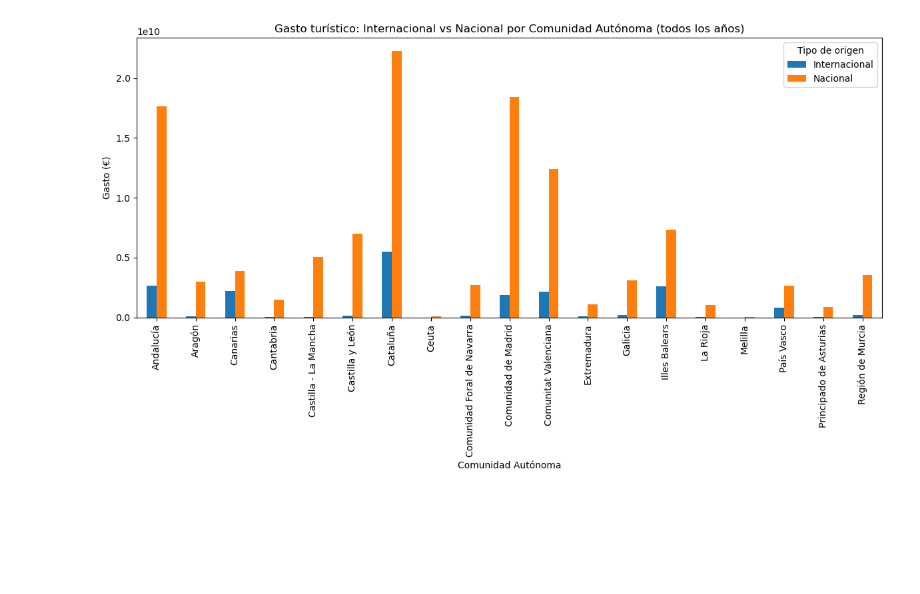
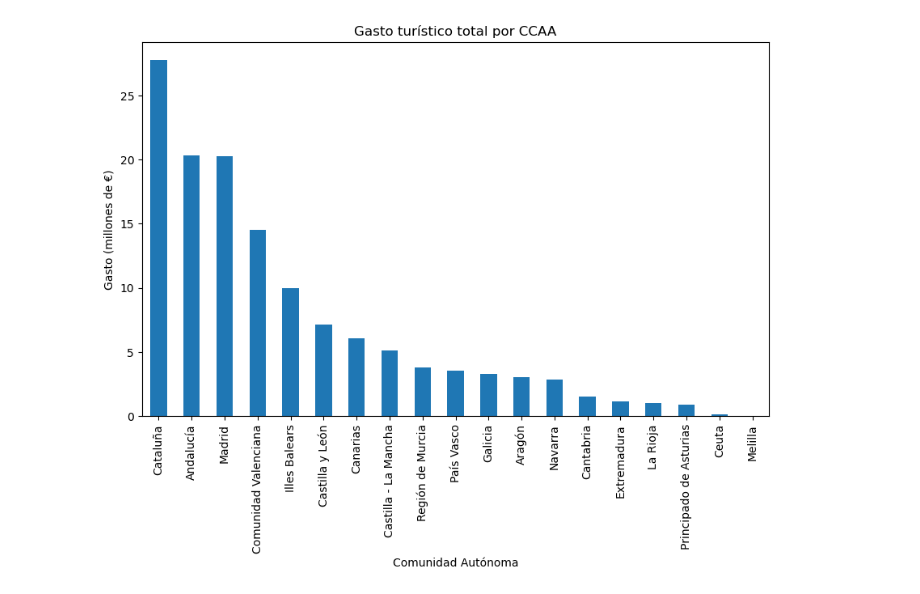
Before and after one commit to lorenabao/ETL_Turismo, a Jupyter notebook: 04_Visualization.ipynb, the cells around one changed output. Drawn from its saved outputs; the diff is of its cells as text; code cells hidden in the pictures; blank space fills up the shorter version.

```diff
--- a/04_Visualization.ipynb
+++ b/04_Visualization.ipynb
@@ -54,15 +6,3 @@ plt.show()
-# %%
-# Agrupamos gasto total por comunidad y tipo origen (Internacional/Nacional)
-
-df_gasto_agg = df_gasto_total.groupby(["CCAA_DESTINO", "TIPO_ORIGEN"])["GASTO"].sum().unstack().fillna(0)
-
-df_gasto_agg.plot(kind="bar", figsize=(12,7))
-
-plt.title("Gasto turístico: Internacional vs Nacional por Comunidad Autónoma (todos los años)")
-plt.ylabel("Gasto (€)")
-plt.xlabel("Comunidad Autónoma")
-plt.legend(title="Tipo de origen")
-plt.tight_layout()
-plt.show()
-# %% [output]
-[figure, removed]
+# %%
+df1 = pd.read_csv("./data/df_final.csv")
+df2 = pd.read_csv("./data/df_reorganizado.csv")
@@ -68,0 +11,11 @@ plt.show()
+# %%
+gasto_total = df1.groupby("CCAA")["Gasto"].sum().sort_values(ascending=False) / 1_000_000_000
+gasto_total.plot(
+    kind="bar",
+    figsize=(10,6),
+    title="Gasto turístico total por CCAA",
+    ylabel="Gasto (millones de €)",
+    xlabel="Comunidad Autónoma")
+plt.show()
+# %% [output]
+[figure, added]
```
Also changed, not shown: parts of 23 cells of this notebook, 1 other file.
